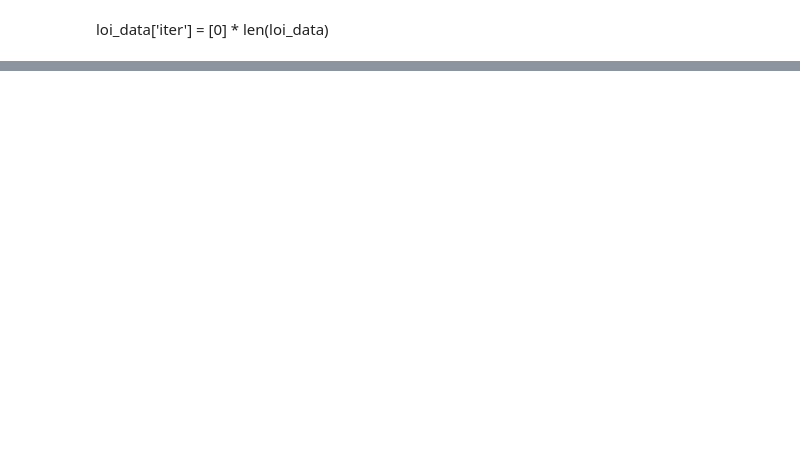
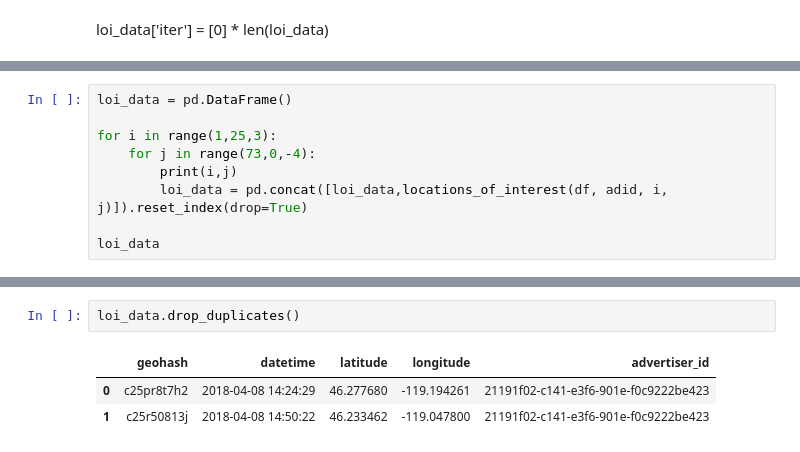
Before and after one commit to atrayn1/AGILE-Share-AY25, a Jupyter notebook: tests.ipynb, the cells around one changed output, grey strips where cells are left out. Drawn from its saved outputs; the diff is of its cells as text; blank space fills up the shorter version.

```diff
--- a/tests.ipynb
+++ b/tests.ipynb
@@ -158,0 +211,9 @@ Index: []
+# %%
+loi_data = pd.DataFrame()
+
+for i in range(1,25,3):
+    for j in range(73,0,-4):
+        print(i,j)
+        loi_data = pd.concat([loi_data,locations_of_interest(df, adid, i, j)]).reset_index(drop=True)
+
+loi_data
@@ -158,0 +255,6 @@ Index: []
+# %%
+loi_data.drop_duplicates()
+# %% [output]
+|  | geohash | datetime | latitude | longitude | advertiser_id |
+| 0 | c25pr8t7h2 | 2018-04-08 14:24:29 | 46.277680 | -119.194261 | 21191f02-c141-e3f6-901e-f0c9222be423 |
+| 1 | c25r50813j | 2018-04-08 14:50:22 | 46.233462 | -119.047800 | 21191f02-c141-e3f6-901e-f0c9222be423 |
```
Also changed, not shown: parts of 12 cells of this notebook, 2 other files.
